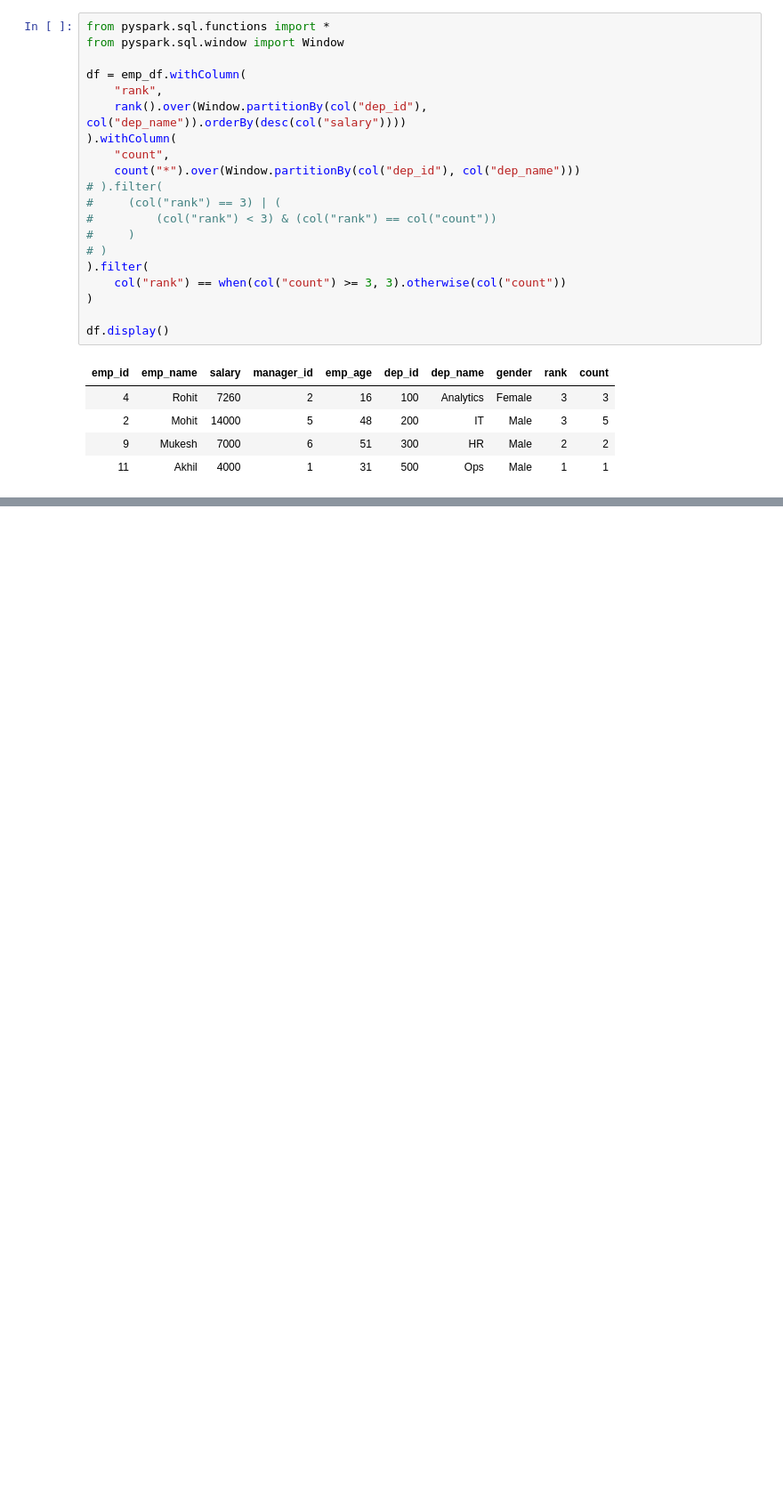
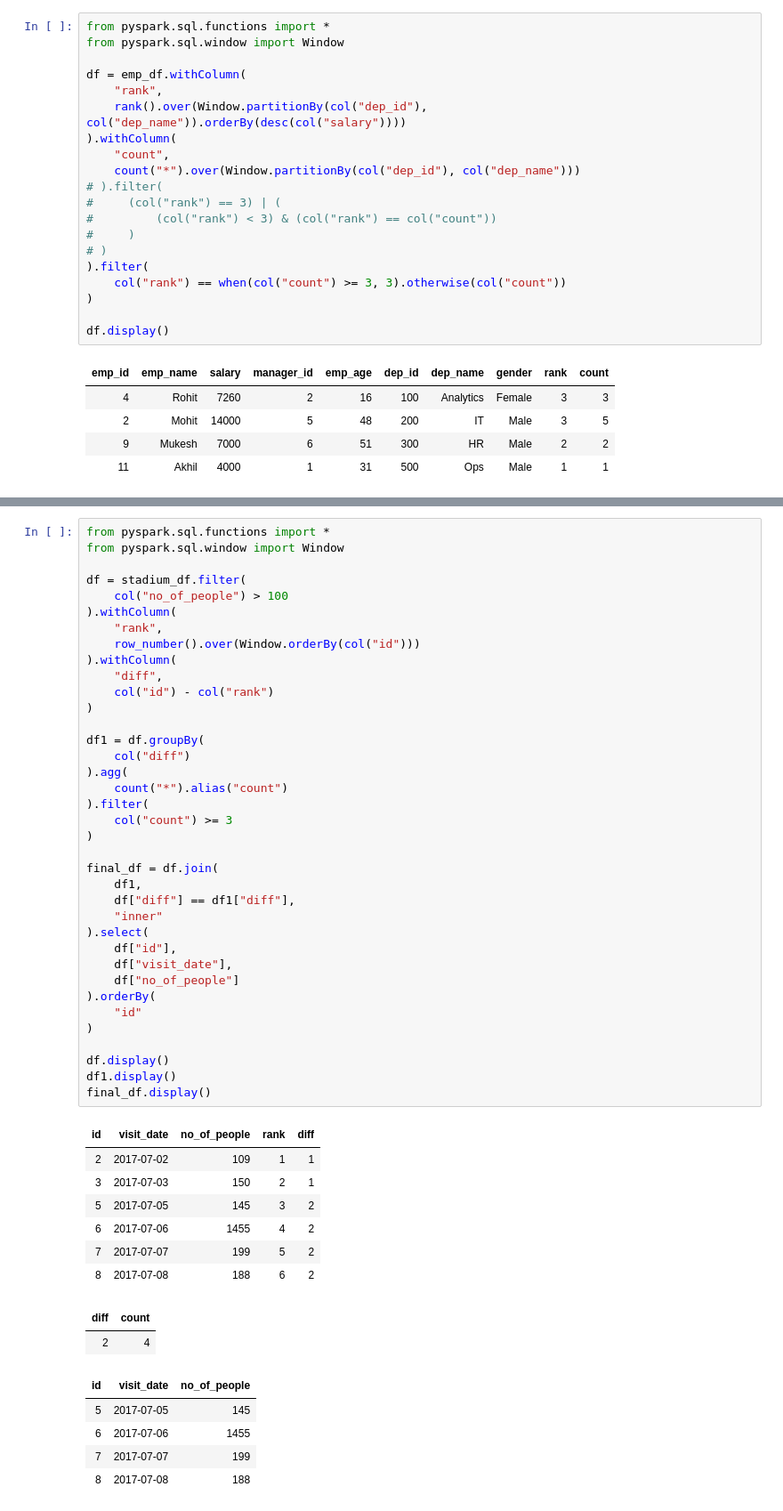
Before and after one commit to Rupam-1/SQL-Pyspark-practise_youtube, a Jupyter notebook: 04. PYSPARK - Part2.ipynb, the cells around one changed output, grey strips where cells are left out. Shown at 89% size. Cells and saved outputs as stored; diff of their text form; blank space fills up the shorter version.

```diff
--- a/04. PYSPARK - Part2.ipynb
+++ b/04. PYSPARK - Part2.ipynb
@@ -2093,0 +2135,52 @@ df.display()
+# %%
+from pyspark.sql.functions import *
+from pyspark.sql.window import Window
+
+df = stadium_df.filter(
+    col("no_of_people") > 100
+).withColumn(
+    "rank",
+    row_number().over(Window.orderBy(col("id")))
+).withColumn(
+    "diff",
+    col("id") - col("rank")
+)
+
+df1 = df.groupBy(
+    col("diff")
+).agg(
+    count("*").alias("count")
+).filter(
+    col("count") >= 3
+)
+
+final_df = df.join(
+    df1,
+    df["diff"] == df1["diff"],
+    "inner"
+).select(
+    df["id"],
+    df["visit_date"],
+    df["no_of_people"]
+).orderBy(
+    "id"
+)
+
+df.display()
+df1.display()
+final_df.display()
+# %% [output]
+| id | visit_date | no_of_people | rank | diff |
+| 2 | 2017-07-02 | 109 | 1 | 1 |
+| 3 | 2017-07-03 | 150 | 2 | 1 |
+| 5 | 2017-07-05 | 145 | 3 | 2 |
+| 6 | 2017-07-06 | 1455 | 4 | 2 |
+| 7 | 2017-07-07 | 199 | 5 | 2 |
+| 8 | 2017-07-08 | 188 | 6 | 2 |
+| diff | count |
+| 2 | 4 |
+| id | visit_date | no_of_people |
+| 5 | 2017-07-05 | 145 |
+| 6 | 2017-07-06 | 1455 |
+| 7 | 2017-07-07 | 199 |
+| 8 | 2017-07-08 | 188 |
```
Also changed, not shown: parts of 2 cells of this notebook, 1 other file.
